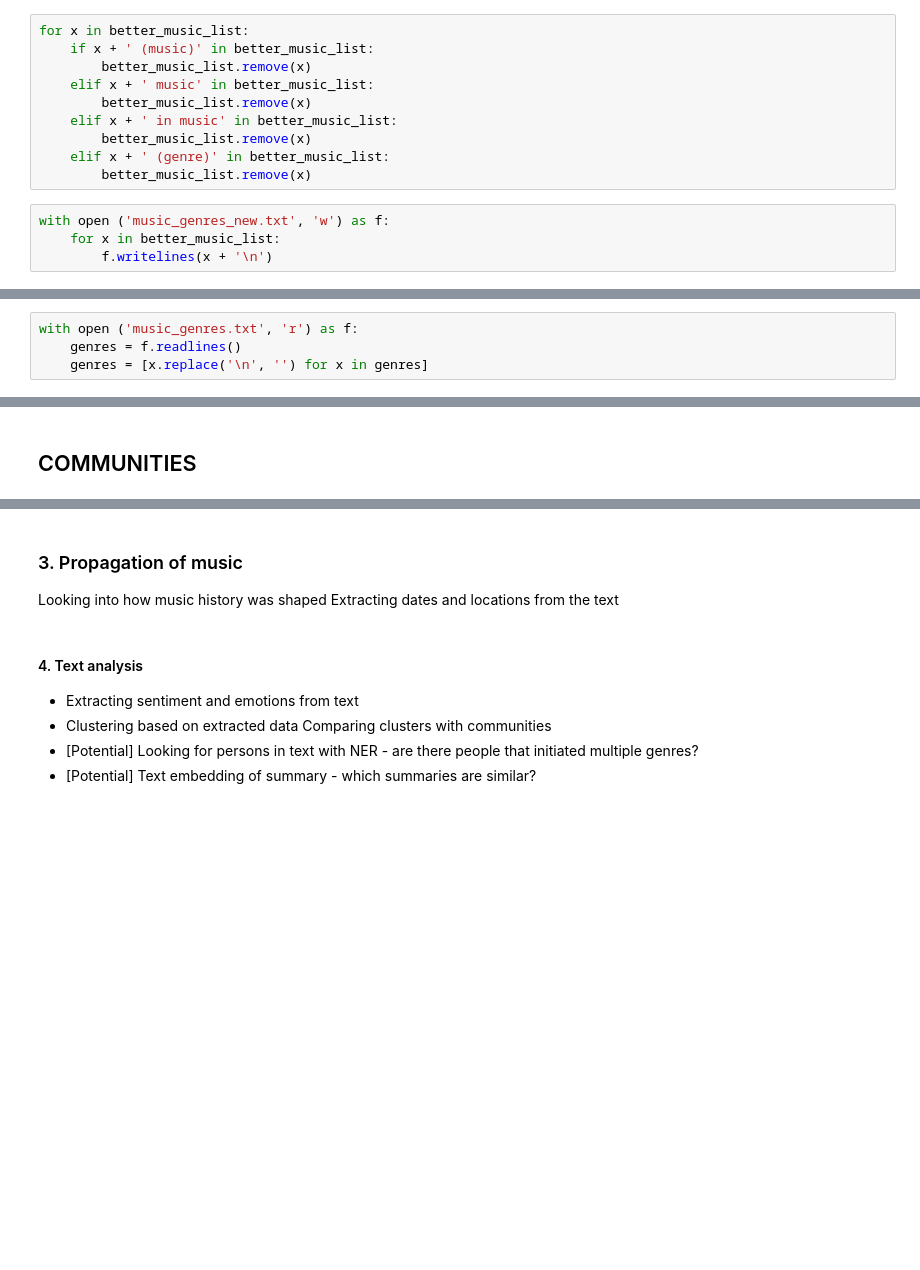
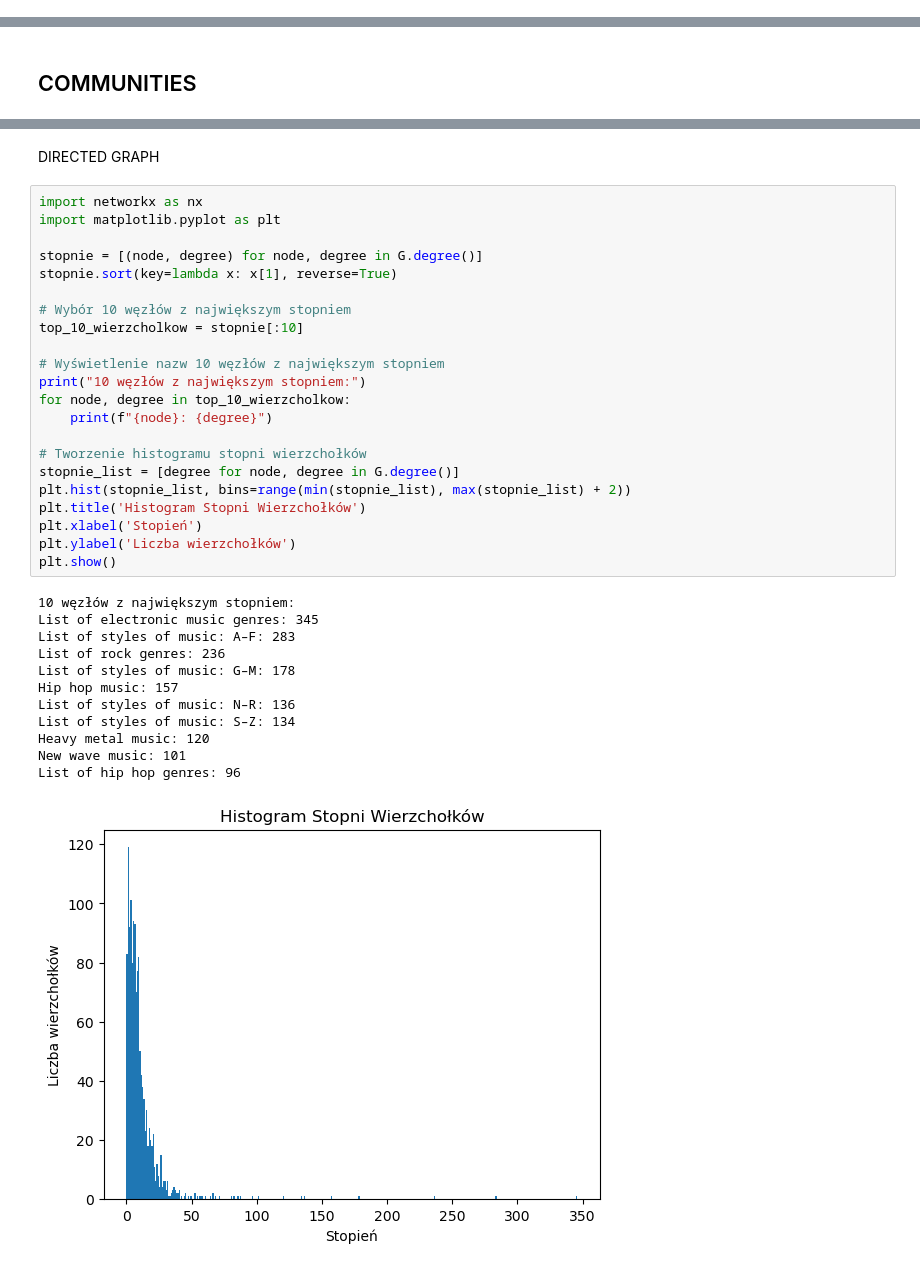
Before and after one commit to jakwisn/DTU-Social-Graphs-And-Interactions, a Jupyter notebook: communities.ipynb, the cells around one changed output, grey strips where cells are left out. Cells and saved outputs as stored; diff of their text form; blank space fills up the shorter version.

Commit message:
clusters

```diff
--- a/communities.ipynb
+++ b/communities.ipynb
@@ -95,14 +14,0 @@ better_music_list = copy.copy(music_list)
-# %%
-for x in better_music_list:
-    if x + ' (music)' in better_music_list:
-        better_music_list.remove(x)
-    elif x + ' music' in better_music_list:
-        better_music_list.remove(x)
-    elif x + ' in music' in better_music_list:
-        better_music_list.remove(x)
-    elif x + ' (genre)' in better_music_list:
-        better_music_list.remove(x)
-# %%
-with open ('music_genres_new.txt', 'w') as f:
-    for x in better_music_list:
-        f.writelines(x + '\n')
@@ -111,4 +14,0 @@ with open ('music_genres_new.txt', 'w') as f:
-# %%
-with open ('music_genres.txt', 'r') as f:
-    genres = f.readlines()
-    genres = [x.replace('\n', '') for x in genres]
@@ -287,11 +83,39 @@ Community 3 (Size: 2): {'Chinese folk music', 'Music of China#Folk music'}
 Community 4 (Size: 2): {'Stomp', 'Stomp (jazz)'}
 Community 5 (Size: 2): {'Keyboardist', 'Pianist'}
-# %% [markdown]
-### 3. Propagation of music
-Looking into how music history was shaped Extracting dates and locations from the text
-# %% [markdown]
-#### 4. Text analysis
-- Extracting sentiment and emotions from text
-- Clustering based on extracted data Comparing clusters with communities
-- [Potential] Looking for persons in text with NER - are there people that initiated multiple genres?
-- [Potential] Text embedding of summary - which summaries are similar?
+# %% [markdown]
+DIRECTED GRAPH
+# %%
+import networkx as nx
+import matplotlib.pyplot as plt
+
+stopnie = [(node, degree) for node, degree in G.degree()]
+stopnie.sort(key=lambda x: x[1], reverse=True)
+
+# Wybór 10 węzłów z największym stopniem
+top_10_wierzcholkow = stopnie[:10]
+
+# Wyświetlenie nazw 10 węzłów z największym stopniem
+print("10 węzłów z największym stopniem:")
+for node, degree in top_10_wierzcholkow:
+    print(f"{node}: {degree}")
+
+# Tworzenie histogramu stopni wierzchołków
+stopnie_list = [degree for node, degree in G.degree()]
+plt.hist(stopnie_list, bins=range(min(stopnie_list), max(stopnie_list) + 2))
+plt.title('Histogram Stopni Wierzchołków')
+plt.xlabel('Stopień')
+plt.ylabel('Liczba wierzchołków')
+plt.show()
+# %% [output]
+10 węzłów z największym stopniem:
+List of electronic music genres: 345
+List of styles of music: A–F: 283
+List of rock genres: 236
+List of styles of music: G–M: 178
+Hip hop music: 157
+List of styles of music: N–R: 136
+List of styles of music: S–Z: 134
+Heavy metal music: 120
+New wave music: 101
+List of hip hop genres: 96
+[figure, added]
```
Also changed, not shown: parts of 37 cells of this notebook, 9 other files.
